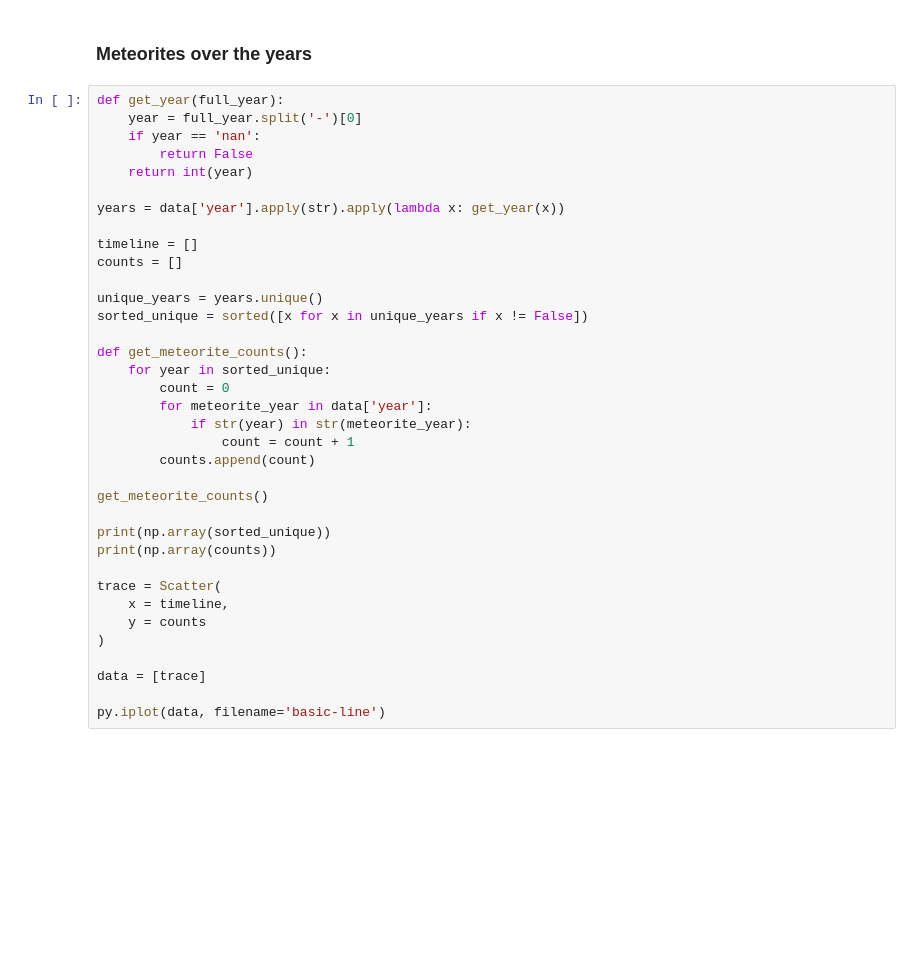
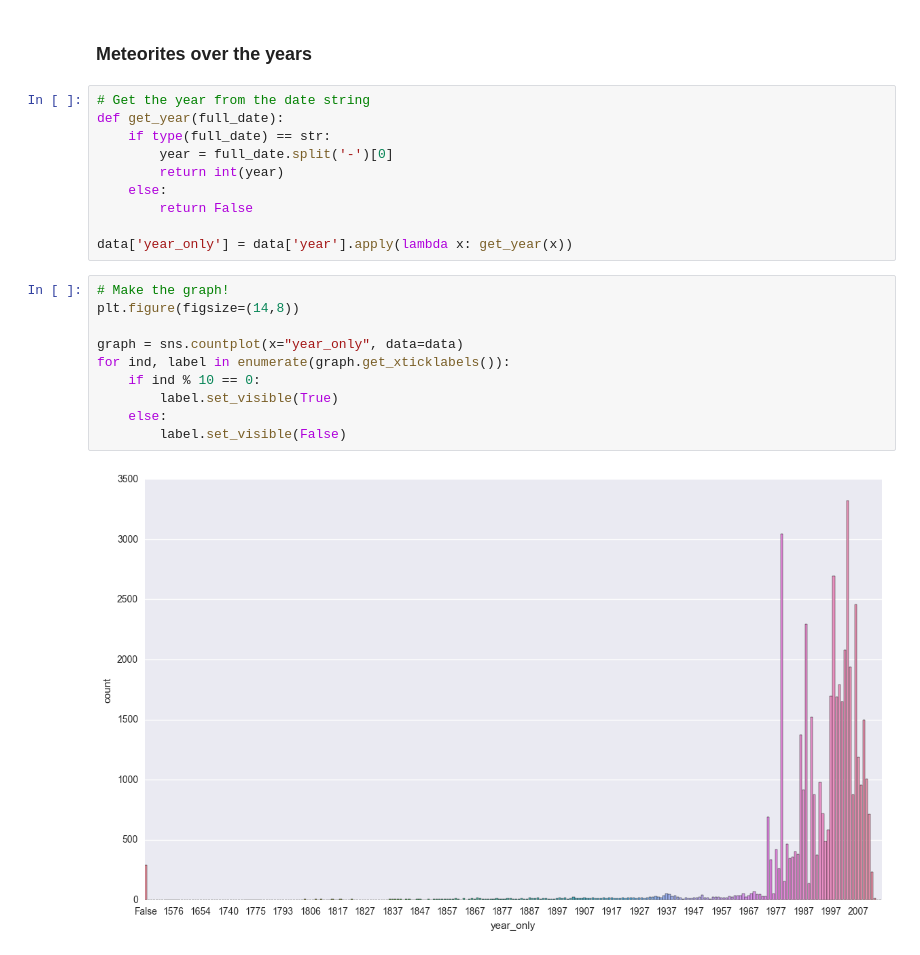
Before and after one commit to devleague/NASA-Launch-Kit-2017, a Jupyter notebook: Meteorite Visualizations with Python.ipynb, the cells around one changed output. Cells and saved outputs as stored; diff of their text form; blank space fills up the shorter version.

Commit message:
Add countplot

```diff
--- a/Meteorite Visualizations with Python.ipynb
+++ b/Meteorite Visualizations with Python.ipynb
@@ -166,38 +176,24 @@ py.sign_in('brocklanoza', '8QX412EDGqcbYlqZbj0w')
 # %% [markdown]
 ### Meteorites over the years
-# %%
-def get_year(full_year):
-    year = full_year.split('-')[0]
-    if year == 'nan':
-        return False
-    return int(year)
-
-years = data['year'].apply(str).apply(lambda x: get_year(x))
-
-timeline = []
-counts = []
-
-unique_years = years.unique()
-sorted_unique = sorted([x for x in unique_years if x != False])
-
-def get_meteorite_counts():
-    for year in sorted_unique:
-        count = 0
-        for meteorite_year in data['year']:
-            if str(year) in str(meteorite_year):
-                count = count + 1
-        counts.append(count)
-
-get_meteorite_counts()
-
-print(np.array(sorted_unique))
-print(np.array(counts))
-
-trace = Scatter(
-    x = timeline,
-    y = counts
-)
-
-data = [trace]
-
-py.iplot(data, filename='basic-line')
+# %%
+# Get the year from the date string
+def get_year(full_date):
+    if type(full_date) == str:
+        year = full_date.split('-')[0]
+        return int(year)
+    else:
+        return False
+
+data['year_only'] = data['year'].apply(lambda x: get_year(x))
+# %%
+# Make the graph!
+plt.figure(figsize=(14,8))
+
+graph = sns.countplot(x="year_only", data=data)
+for ind, label in enumerate(graph.get_xticklabels()):
+    if ind % 10 == 0:
+        label.set_visible(True)
+    else:
+        label.set_visible(False)
+# %% [output]
+[figure, added]
```
Also changed, not shown: parts of 1 cell of this notebook.
